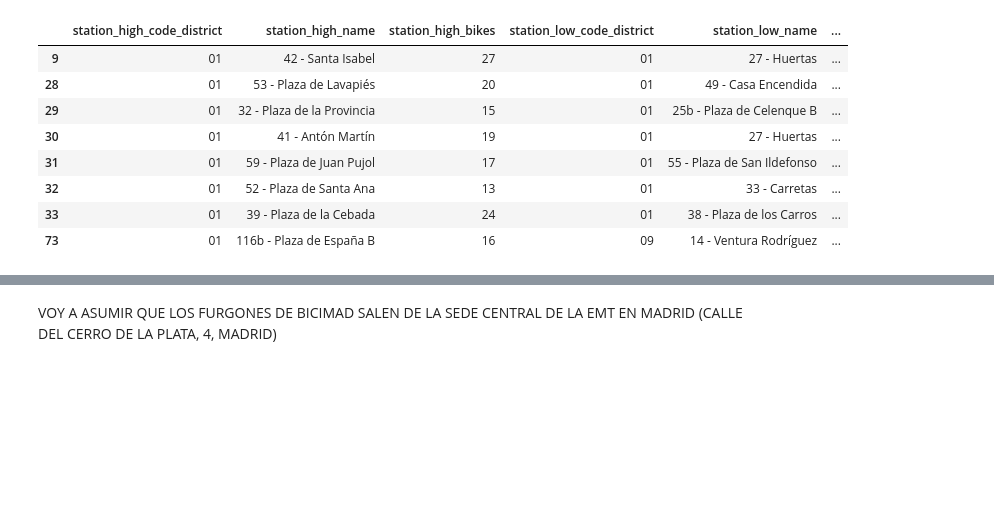
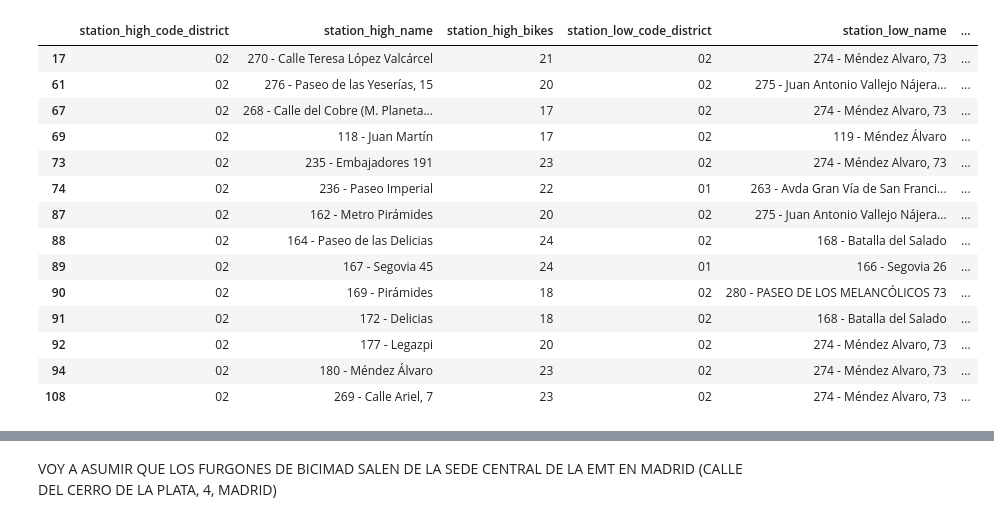
Before and after one commit to silviluliuma/ih_datamadpt0923_project_m1, a Jupyter notebook: notebooks/dev_occupation.ipynb, the cells around one changed output, grey strips where cells are left out. Drawn from its saved outputs; the diff is of its cells as text; code cells hidden in the pictures; blank space fills up the shorter version.

```diff
--- a/notebooks/dev_occupation.ipynb
+++ b/notebooks/dev_occupation.ipynb
@@ -172,12 +153,40 @@ nearest_21 = nearest_low_station[nearest_low_station["station_high_code_district
-# %%
-nearest_01
-# %% [output]
-|  | station_high_code_district | station_high_name | station_high_bikes | station_low_code_district | station_low_name | ... |
-| 9 | 01 | 42 - Santa Isabel | 27 | 01 | 27 - Huertas | ... |
-| 28 | 01 | 53 - Plaza de Lavapiés | 20 | 01 | 49 - Casa Encendida | ... |
-| 29 | 01 | 32 - Plaza de la Provincia | 15 | 01 | 25b - Plaza de Celenque B | ... |
-| 30 | 01 | 41 - Antón Martín | 19 | 01 | 27 - Huertas | ... |
-| 31 | 01 | 59 - Plaza de Juan Pujol | 17 | 01 | 55 - Plaza de San Ildefonso | ... |
-| 32 | 01 | 52 - Plaza de Santa Ana | 13 | 01 | 33 - Carretas | ... |
-| 33 | 01 | 39 - Plaza de la Cebada | 24 | 01 | 38 - Plaza de los Carros | ... |
-| 73 | 01 | 116b - Plaza de España B | 16 | 09 | 14 - Ventura Rodríguez | ... |
+# %%
+nearest_01 = stations_real_time[stations_real_time["code_district "]== "01"]
+nearest_02 = stations_real_time[stations_real_time["code_district "]== "02"]
+nearest_03 = stations_real_time[stations_real_time["code_district "]== "03"]
+nearest_04 = stations_real_time[stations_real_time["code_district "]== "04"]
+nearest_05 = stations_real_time[stations_real_time["code_district "]== "05"]
+nearest_06 = stations_real_time[stations_real_time["code_district "]== "06"]
+nearest_07 = stations_real_time[stations_real_time["code_district "]== "07"]
+nearest_08 = stations_real_time[stations_real_time["code_district "]== "08"]
+nearest_09 = stations_real_time[stations_real_time["code_district "]== "09"]
+nearest_10 = stations_real_time[stations_real_time["code_district "]== "10"]
+nearest_11 = stations_real_time[stations_real_time["code_district "]== "11"]
+nearest_12 = stations_real_time[stations_real_time["code_district "]== "12"]
+nearest_13 = stations_real_time[stations_real_time["code_district "]== "13"]
+nearest_14 = stations_real_time[stations_real_time["code_district "]== "14"]
+nearest_15 = stations_real_time[stations_real_time["code_district "]== "15"]
+nearest_16 = stations_real_time[stations_real_time["code_district "]== "16"]
+nearest_17 = stations_real_time[stations_real_time["code_district "]== "17"]
+nearest_18 = stations_real_time[stations_real_time["code_district "]== "18"]
+nearest_19 = stations_real_time[stations_real_time["code_district "]== "19"]
+nearest_20 = stations_real_time[stations_real_time["code_district "]== "20"]
+nearest_21 = stations_real_time[stations_real_time["code_district "]== "21"]
+# %%
+nearest_02
+# %% [output]
+|  | station_high_code_district | station_high_name | station_high_bikes | station_low_code_district | station_low_name | ... |
+| 17 | 02 | 270 - Calle Teresa López Valcárcel | 21 | 02 | 274 - Méndez Alvaro, 73 | ... |
+| 61 | 02 | 276 - Paseo de las Yeserías, 15 | 20 | 02 | 275 - Juan Antonio Vallejo Nájera... | ... |
+| 67 | 02 | 268 - Calle del Cobre (M. Planeta... | 17 | 02 | 274 - Méndez Alvaro, 73 | ... |
+| 69 | 02 | 118 - Juan Martín | 17 | 02 | 119 - Méndez Álvaro | ... |
+| 73 | 02 | 235 - Embajadores 191 | 23 | 02 | 274 - Méndez Alvaro, 73 | ... |
+| 74 | 02 | 236 - Paseo Imperial | 22 | 01 | 263 - Avda Gran Vía de San Franci... | ... |
+| 87 | 02 | 162 - Metro Pirámides | 20 | 02 | 275 - Juan Antonio Vallejo Nájera... | ... |
+| 88 | 02 | 164 - Paseo de las Delicias | 24 | 02 | 168 - Batalla del Salado | ... |
+| 89 | 02 | 167 - Segovia 45 | 24 | 01 | 166 - Segovia 26 | ... |
+| 90 | 02 | 169 - Pirámides | 18 | 02 | 280 - PASEO DE LOS MELANCÓLICOS 73 | ... |
+| 91 | 02 | 172 - Delicias | 18 | 02 | 168 - Batalla del Salado | ... |
+| 92 | 02 | 177 - Legazpi | 20 | 02 | 274 - Méndez Alvaro, 73 | ... |
+| 94 | 02 | 180 - Méndez Álvaro | 23 | 02 | 274 - Méndez Alvaro, 73 | ... |
+| 108 | 02 | 269 - Calle Ariel, 7 | 23 | 02 | 274 - Méndez Alvaro, 73 | ... |
```
Also changed, not shown: parts of 18 cells of this notebook, 1 other file.
